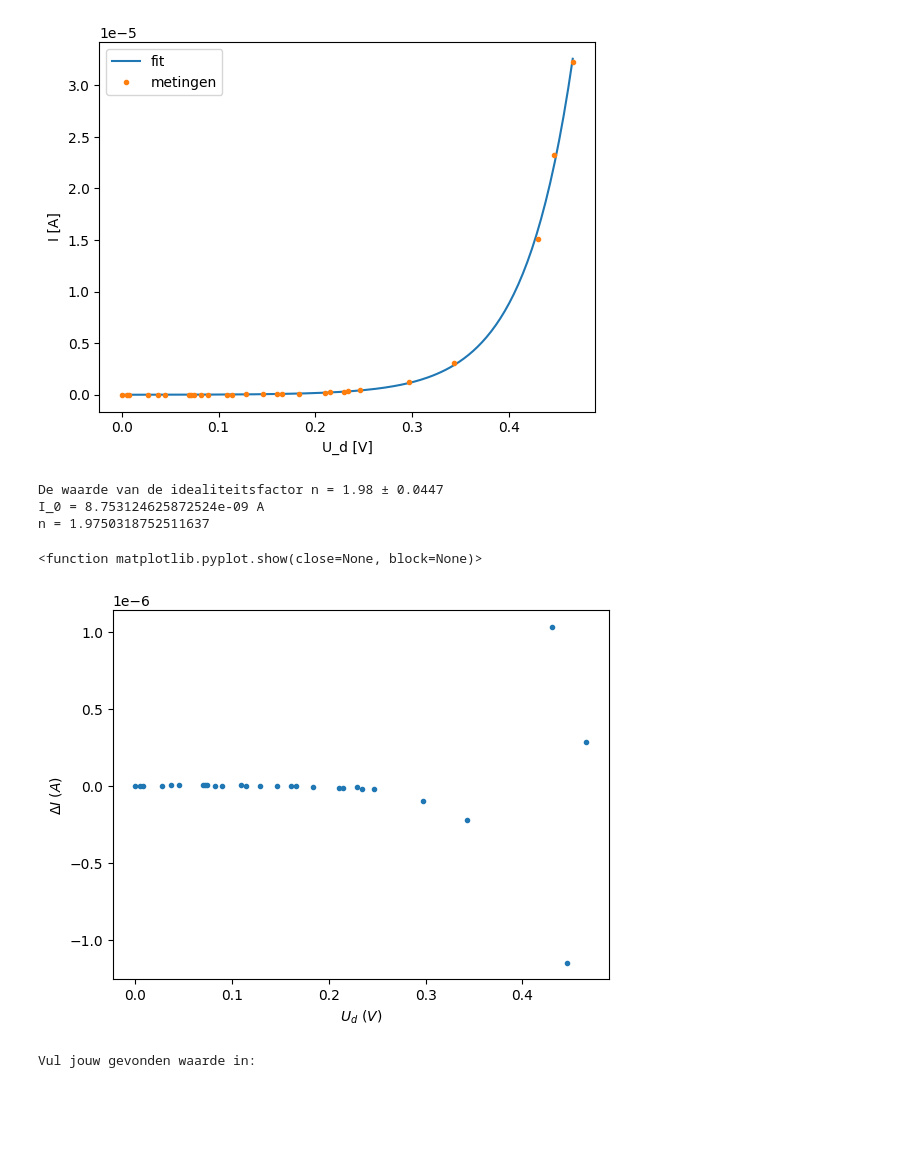
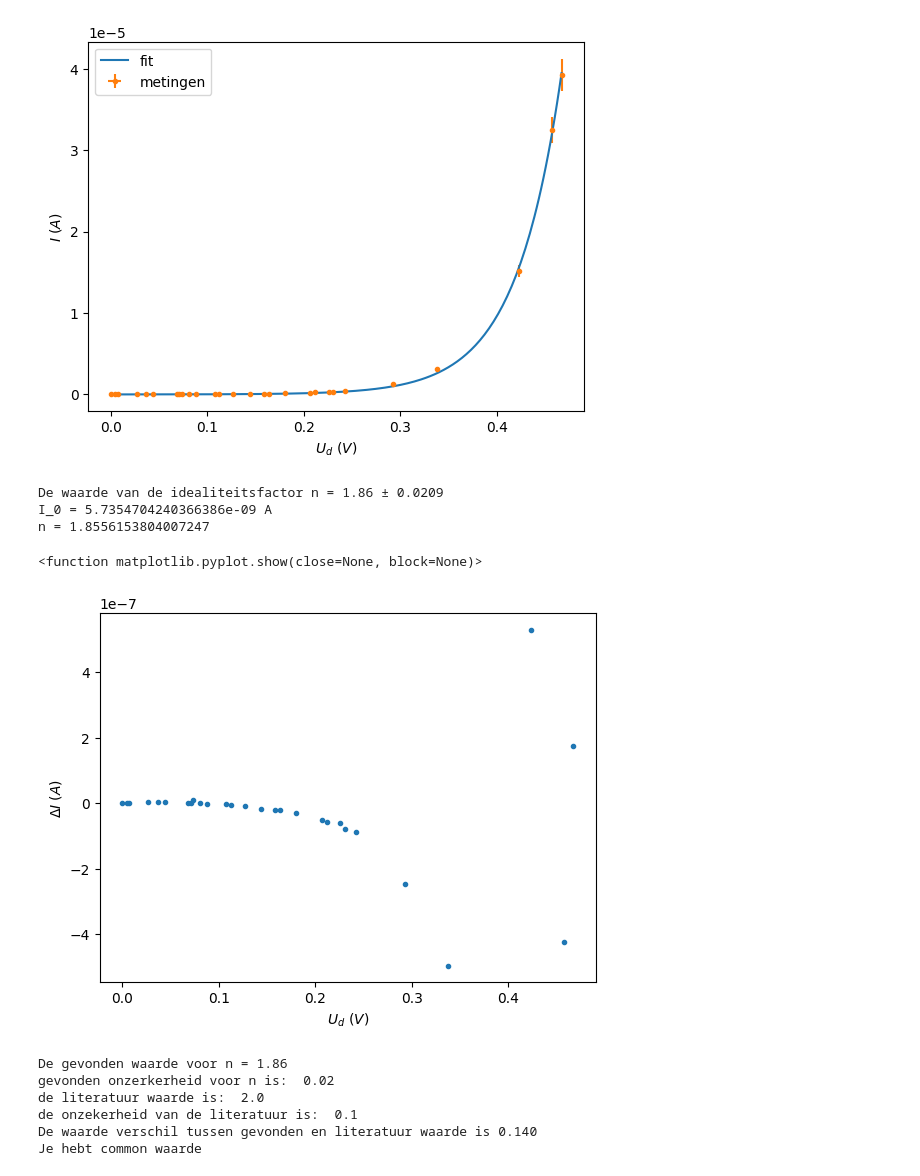
Before and after one commit to cemileberdah/Boltzmann-idealiteisfactor, a Jupyter notebook: BOLTZMAN.ipynb, the cells around one changed output. Cells and saved outputs as stored; diff of their text form; code cells hidden in the pictures; blank space fills up the shorter version.

```diff
--- a/BOLTZMAN.ipynb
+++ b/BOLTZMAN.ipynb
@@ -15,51 +15,56 @@ U_R1 = np.array([0.003e-3, 0.003e-3, 0.004e-3, 0.012e-3, 0.036e-3, 0.039e-3, 0.0
 U_Bron = U_Bron[0:-5]
 U_R1 = U_R1[0:-5]
 
-R_1 = 4700  #De weerstand waar we de spanning er van hebben gemeten, in ohm
-R_2 = 1000
-R_3 = 330
+R_1 = 4671.2  #De weerstand waar we de spanning er van hebben gemeten, in ohm
+R_2 = 996.27
+R_3 = 322.53   #0.5 onauwkeurigheid
 
 
 U = R_3 / (R_2+R_3) * U_Bron
 U_d = U - U_R1
 I = U_R1 / R_1
+
 
 q = -1.602176634e-19  # negatieve elementaire lading, C
 k_B = 1.380649e-23   # J/K
 T = 23.8 + 273.15    # kelvin
 
 def diode(U_d, I_0, n):
     return I_0 * (np.exp(-q * U_d / (n * k_B * T)-1))
 
 params, cov = curve_fit(
     diode, U_d, I)
 
 
-#onz_U_Bron = U_Bron
-#onz_U_R1 = U_R1*(procent aflezeing) + (bereik)*()
-#onz_Ud = np.sqrt((onz_U_R1 / R_1)**2 + (0.005 * I)**2)
+onz_U_Bron = U_Bron*(0.05) + 4*(0.05) #3.5 digit lezer
+onz_U_R1 = U_R1*(0.06) + 4*(0.06)   #5.5 digit lezer
+onz_Ud = np.sqrt((onz_U_R1 / R_1)**2 + (0.005 * I)**2)
+dI = I * np.sqrt((onz_Ud/U_d)**2 + (322.53*0.05/322.53)**2)
+
+
 
 x = np.linspace(min(U_d), max(U_d), 200)
 y = diode(x, *params)
 
 
-plt.plot(x, y, label="fit")
-plt.plot(U_d, I, ".", label="metingen")
-plt.xlabel("U_d [V]")
-plt.ylabel("I [A]")
+plt.errorbar(x, y, label="fit")
+plt.errorbar(U_d, I, yerr=dI, xerr=onz_Ud , fmt=".", label="metingen")
+plt.xlabel("$U_d$ $(V)$")
+plt.ylabel("$I$ $(A)$")
 plt.legend()
+plt.savefig("metingen", dpi=300, bbox_inches="tight")
 plt.show()
 
 onz_n = np.sqrt(cov[1, 1])
 print('De waarde van de idealiteitsfactor n = {:.3g} ± {:.3g}'.format(params[1], onz_n))
 
 print("I_0 =", params[0], "A")
 print("n =", params[1])
 # %% [output]
-[figure, old version]
+[figure, new version]
-De waarde van de idealiteitsfactor n = 1.98 ± 0.0447
-I_0 = 8.753124625872524e-09 A
-n = 1.9750318752511637
+De waarde van de idealiteitsfactor n = 1.86 ± 0.0209
+I_0 = 5.7354704240366386e-09 A
+n = 1.8556153804007247
 # %%
 #residual analysis
 y_res = diode(U_d, params[0], params[1])-I
@@ -67,26 +72,29 @@ plt.figure()
 plt.plot(U_d, y_res, '.')
 plt.xlabel('$U_d$ ($V$)')
 plt.ylabel('$\Delta I$ ($A$)')
+plt.savefig("residu analyse", dpi=300, bbox_inches="tight")
 plt.show
 # %% [output]
 <function matplotlib.pyplot.show(close=None, block=None)>
-[figure, old version]
+[figure, new version]
 # %%
 ####agreement analysis
 # ik wil hem eigenlijk gebruiken om mijn gevonden waarde voor n en de onzekerheid daarvan
 # met de fabriek specicicatie vergelijken,
 # maar mijn computer kan dit stukje niet aan.
 def func():
+    P = 1.86
+    print('De gevonden waarde voor n =', P)
 
-    print('Vul jouw gevonden waarde in: ')
-    P = float(input())
-    print('Vul jouw gevonden gevonden onzerkerheid in: ')
-    U_p = float(input())
+    U_p = 0.02
+    print('gevonden onzerkerheid voor n is: ', U_p)
 
-    print('vul de literatuur waarde in: ')
-    Q = float(input())
-    print('Vul de onzekerheid van de literatuur in: ')
-    U_q = float(input())
+    Q = 2.0
+    print('de literatuur waarde is: ', Q)
+
+    U_q = 0.1
+    print('de onzekerheid van de literatuur is: ', U_q)
+
 
     val_diff = np.abs(P - Q)
     print('De waarde verschil tussen gevonden en literatuur waarde is {:.3f}'.format(val_diff))
@@ -97,4 +105,9 @@ def func():
 
 func()
 # %% [output]
-Vul jouw gevonden waarde in:
+De gevonden waarde voor n = 1.86
+gevonden onzerkerheid voor n is:  0.02
+de literatuur waarde is:  2.0
+de onzekerheid van de literatuur is:  0.1
+De waarde verschil tussen gevonden en literatuur waarde is 0.140
+Je hebt common waarde
```
Also changed, not shown: 2 other files.
